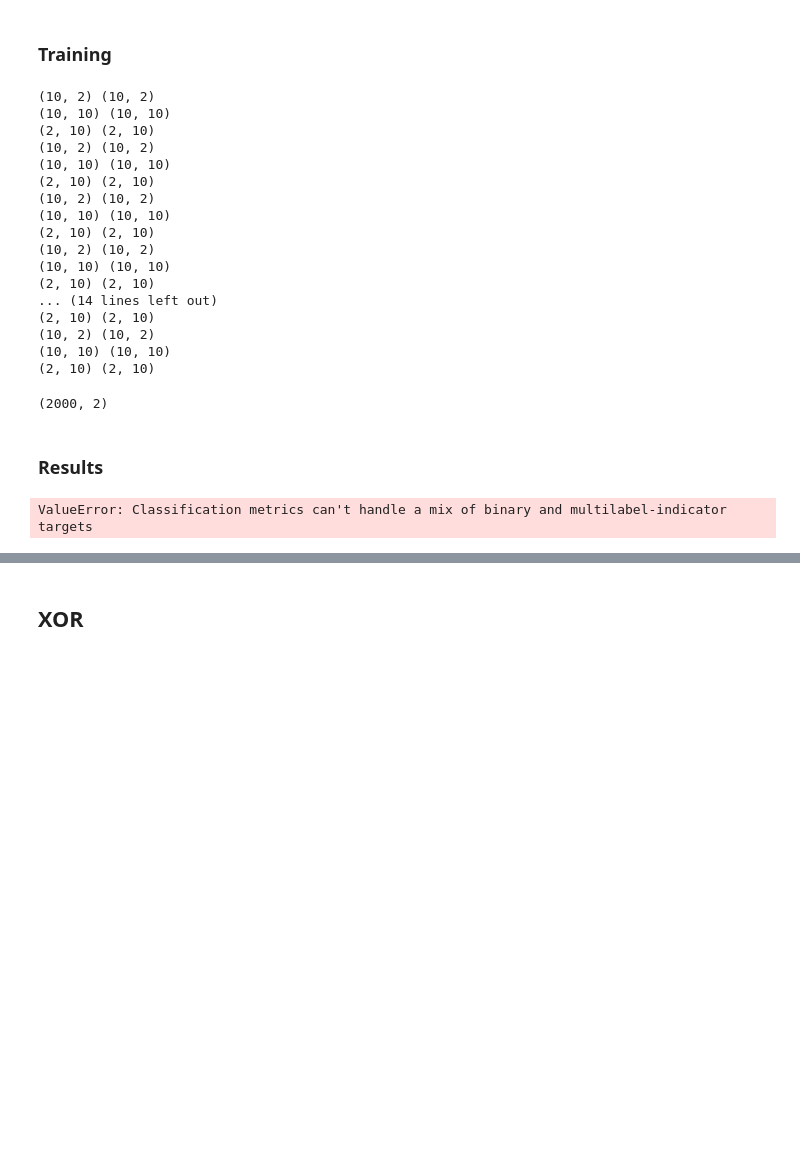
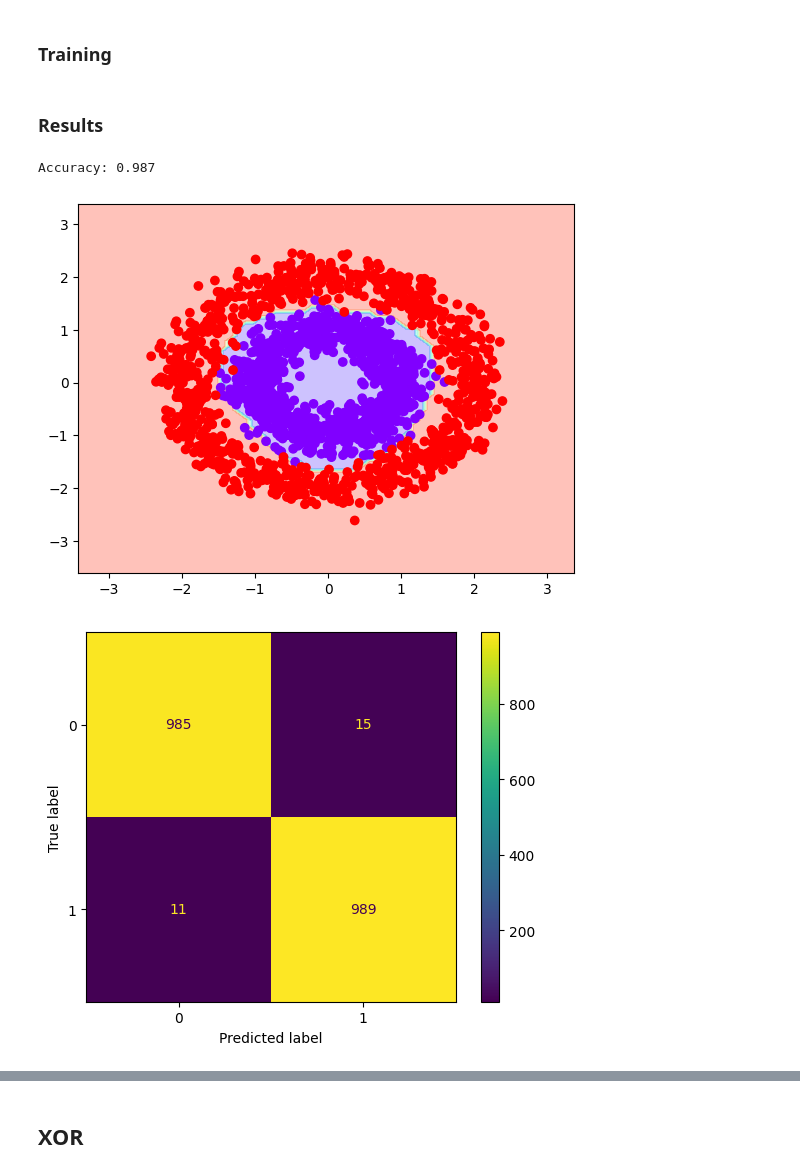
Before and after one commit to AJWestley/Neural-Network-By-Hand, a Jupyter notebook: performance.ipynb, the cells around one changed output, grey strips where cells are left out. Cells and saved outputs as stored; diff of their text form; code cells hidden in the pictures; blank space fills up the shorter version.

```diff
--- a/performance.ipynb
+++ b/performance.ipynb
@@ -129,42 +158,24 @@ plot(X, Y)
 # %% [markdown]
 ### Training
 # %%
+Z = Y.reshape((len(Y), 1))
+
 ann = NeuralNet((10, 10), 'tanh', output_activation_function='sigmoid', learning_rate=1e-4)
 
-ann.train(X, Y, num_epochs=10)
+ann.train(X, Z, num_epochs=1000)
 
 predictions = ann.predict(X)
-# %% [output]
-(10, 2) (10, 2)
-(10, 10) (10, 10)
-(2, 10) (2, 10)
-(10, 2) (10, 2)
-(10, 10) (10, 10)
-(2, 10) (2, 10)
-(10, 2) (10, 2)
-(10, 10) (10, 10)
-(2, 10) (2, 10)
-(10, 2) (10, 2)
-(10, 10) (10, 10)
-(2, 10) (2, 10)
-... (14 lines left out)
-(2, 10) (2, 10)
-(10, 2) (10, 2)
-(10, 10) (10, 10)
-(2, 10) (2, 10)
-# %%
-print(predictions.shape)
-# %% [output]
-(2000, 2)
 # %% [markdown]
 ### Results
 # %%
-# print('Accuracy:', classification_rate(Y, predictions))
+print('Accuracy:', classification_rate(Y, predictions))
 
-# draw_decision_boundaries(X, Y, ann)
+draw_decision_boundaries(X, Y, ann)
 
 draw_confusion_matrix(Y, predictions)
 
 plot(X, predictions)
 # %% [output]
-ValueError: Classification metrics can't handle a mix of binary and multilabel-indicator targets
+Accuracy: 0.987
+[figure, added]
+[figure, added]
```
Also changed, not shown: parts of 26 cells of this notebook.
